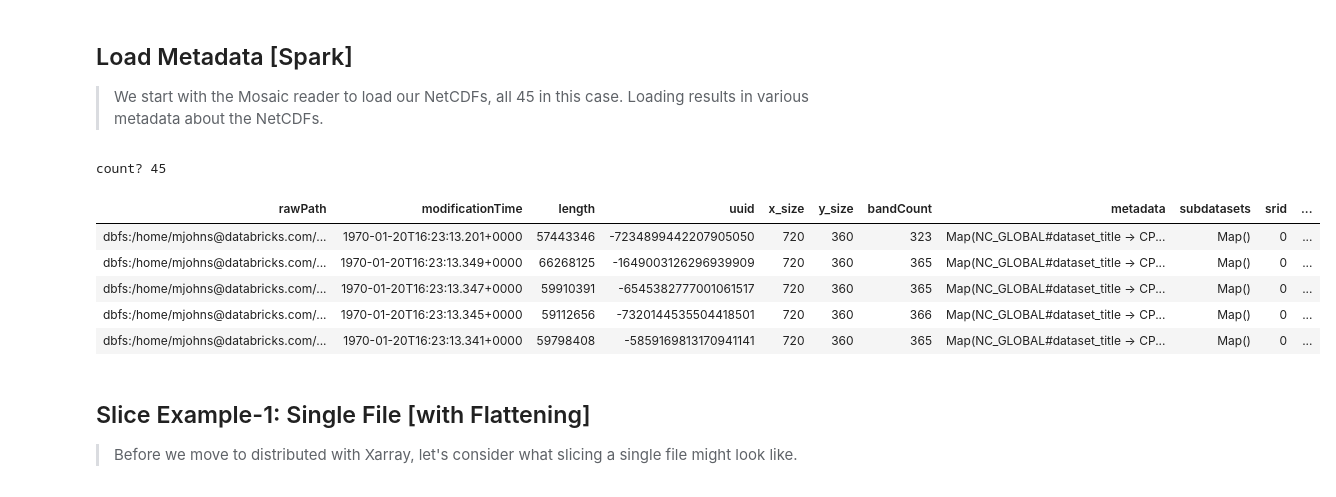
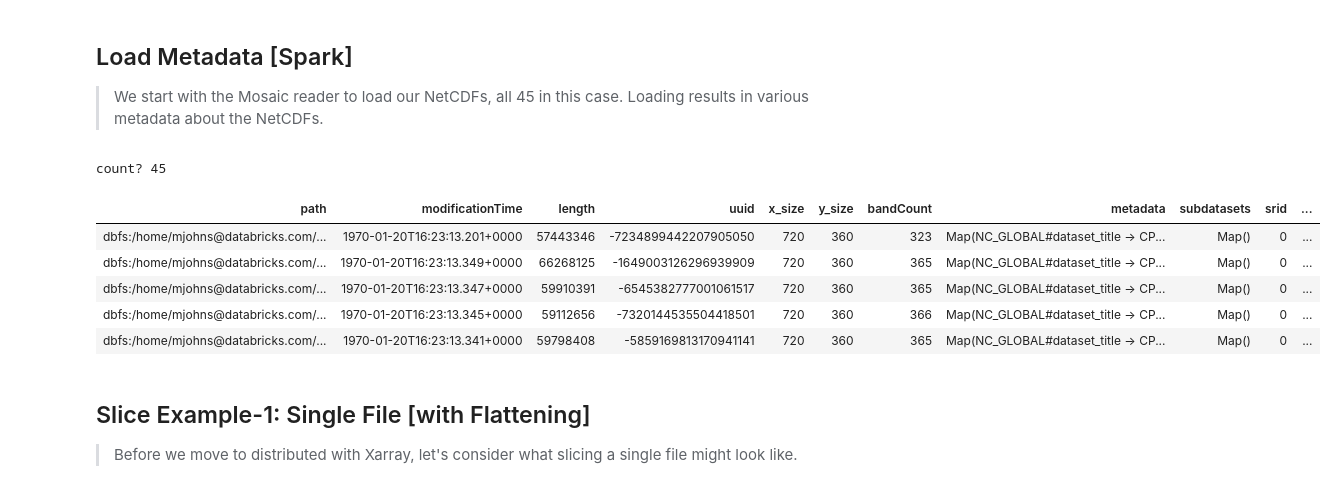
Before and after one commit to databrickslabs/mosaic, a Jupyter notebook: notebooks/examples/python/NetCDF/Xarray/distributed_slice netcdf_files.ipynb, the cells around one changed output. Saved outputs shown, nothing was run; the diff lists cells and outputs as text; code cells hidden in the pictures.

Commit message:
fix r tests, reverted accidental find/replace for 'path' to 'rawPath'.

```diff
--- a/notebooks/examples/python/NetCDF/Xarray/distributed_slice netcdf_files.ipynb
+++ b/notebooks/examples/python/NetCDF/Xarray/distributed_slice netcdf_files.ipynb
@@ -165,15 +165,15 @@ def from_180_udf(lon):
 # %%
 df_mos = (
   spark
     .read.format("gdal")
       .option("driverName", "NetCDF")
     .load(nc_dir)
 )
 print(f"count? {df_mos.count():,}")
-df_mos.orderBy(F.desc("rawPath")).limit(5).display() # <- limiting display for ipynb output only
+df_mos.orderBy(F.desc("path")).limit(5).display() # <- limiting display for ipynb output only
 # %% [output]
 count? 45
-| rawPath | modificationTime | length | uuid | x_size | y_size | bandCount | metadata | subdatasets | srid | ... |
+| path | modificationTime | length | uuid | x_size | y_size | bandCount | metadata | subdatasets | srid | ... |
 | dbfs:/home/mjohns@databricks.com/... | 1970-01-20T16:23:13.201+0000 | 57443346 | -7234899442207905050 | 720 | 360 | 323 | Map(NC_GLOBAL#dataset_title -> CP... | Map() | 0 | ... |
 | dbfs:/home/mjohns@databricks.com/... | 1970-01-20T16:23:13.349+0000 | 66268125 | -1649003126296939909 | 720 | 360 | 365 | Map(NC_GLOBAL#dataset_title -> CP... | Map() | 0 | ... |
 | dbfs:/home/mjohns@databricks.com/... | 1970-01-20T16:23:13.347+0000 | 59910391 | -6545382777001061517 | 720 | 360 | 365 | Map(NC_GLOBAL#dataset_title -> CP... | Map() | 0 | ... |
```
Also changed, not shown: parts of 13 cells of this notebook, 25 other files.
